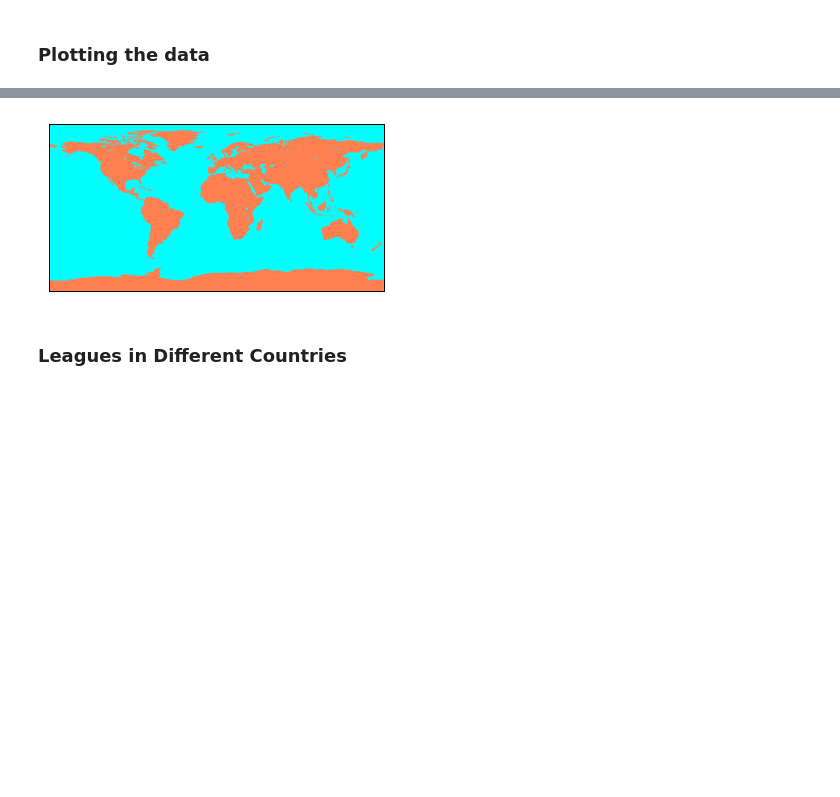
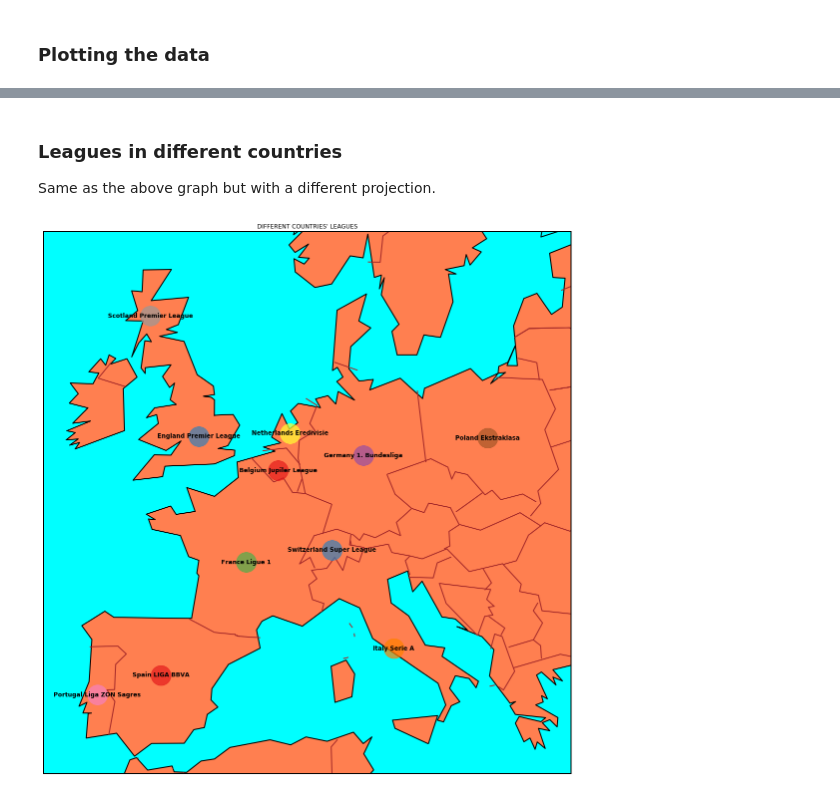
Before and after one commit to txkhaund/Data-Analysis-and-ML-using-Python, a Jupyter notebook: Data Analysis on European Football Dataset.ipynb, the cells around one changed output, grey strips where cells are left out. Saved outputs shown, nothing was run; the diff lists cells and outputs as text; code cells hidden in the pictures; blank space fills up the shorter version.

```diff
--- a/Data Analysis on European Football Dataset.ipynb
+++ b/Data Analysis on European Football Dataset.ipynb
@@ -297,9 +277,37 @@ Clipping input data to the valid range for imshow with RGB data ([0..1] for floa
-# %%
-map = Basemap(projection='cyl')
-map.drawmapboundary(fill_color='aqua')
-map.fillcontinents(color='coral', lake_color='aqua')
-plt.show()
-# %% [output]
-[figure, removed]
-# %% [markdown]
-### Leagues in Different Countries
+# %% [markdown]
+### Leagues in different countries
+
+Same as the above graph but with a different projection.
+# %%
+league_map = Basemap(projection='merc', llcrnrlat=35, urcrnrlat=60, llcrnrlon=-12, urcrnrlon=25, lat_ts=20)
+
+plt.figure(figsize=(20, 20))
+
+league_map.drawmapboundary(fill_color='aqua', color='k', linewidth=2)
+league_map.drawcoastlines(linewidth=2)
+league_map.drawcountries(linewidth=2, color="brown")
+league_map.fillcontinents(color='coral', lake_color='b', alpha=1)
+
+league = list(country_data["league"].unique())
+c = sns.color_palette("Set1", 11)
+label = league
+lat = list(country_data[country_data["league"] == league].latitude)
+lon = list(country_data[country_data["league"] == league].longitude)
+x,y  = league_map(lon,lat)
+
+def function(league, c, label):
+    lat = list(country_data[country_data["league"] == league].latitude)
+    lon = list(country_data[country_data["league"] == league].longitude)
+    x,y = league_map(lon,lat)
+    league_map.plot(x, y, "o", markersize=40, color=j, alpha=0.7, label=i)
+
+for i,j in zip(league, c):
+    function(i,j,i)
+
+for i,j,k in itertools.zip_longest(x, y, country_data["league"]):
+    plt.text(i, j, k, fontsize=12, color='k', horizontalalignment='center', verticalalignment='center', weight="bold")
+
+plt.title("DIFFERENT COUNTRIES' LEAGUES")
+plt.show()
+# %% [output]
+[figure, added]
```
Also changed, not shown: parts of 29 cells of this notebook.
